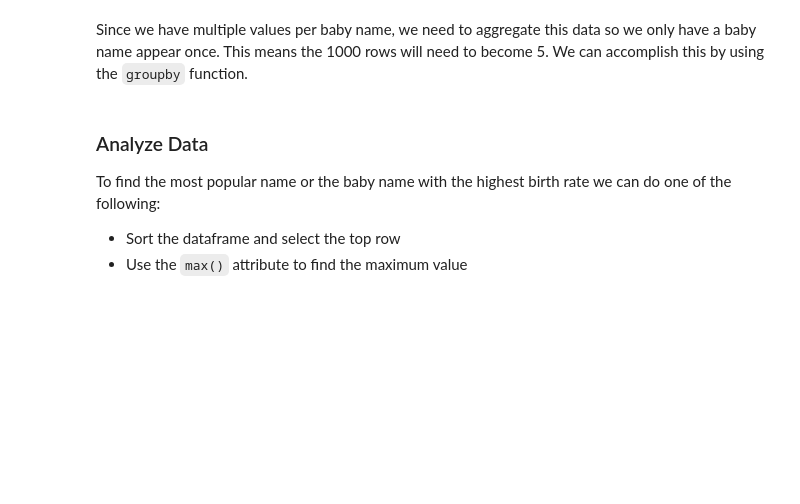
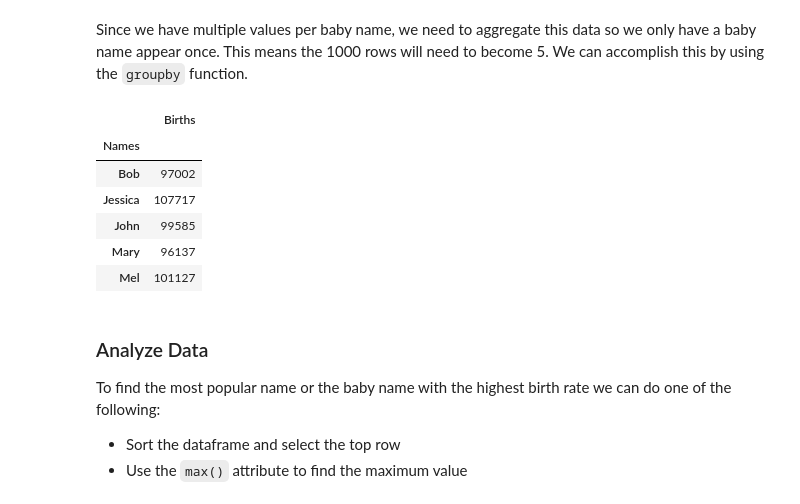
Before and after one commit to uom-lectures/PHY2230, a Jupyter notebook: pandas.ipynb, the cells around one changed output. Drawn from its saved outputs; the diff is of its cells as text; code cells hidden in the pictures; blank space fills up the shorter version.

```diff
--- a/pandas.ipynb
+++ b/pandas.ipynb
@@ -185,9 +191,20 @@ Since we have multiple values per baby name, we need to aggregate this data so w
 # %%
 # Create a groupby object
 name = df.groupby('Names')
 
 # Apply the sum function to the grouby object
 df = name.sum()
+
+# Show result
+df
+# %% [output]
+|  | Births |
+| Names |  |
+| Bob | 97002 |
+| Jessica | 107717 |
+| John | 99585 |
+| Mary | 96137 |
+| Mel | 101127 |
 # %% [markdown]
 ### Analyze Data
 
```
Also changed, not shown: parts of 13 cells of this notebook, 2 other files.
